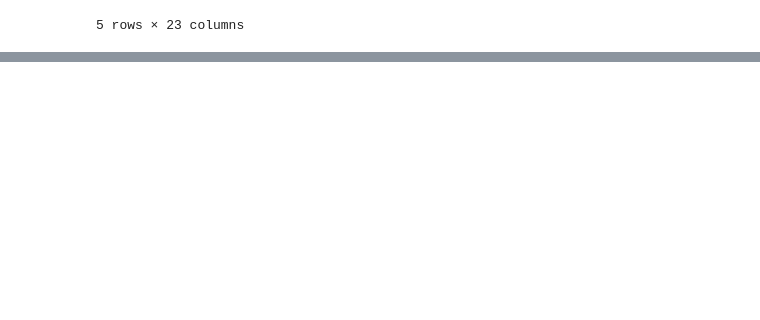
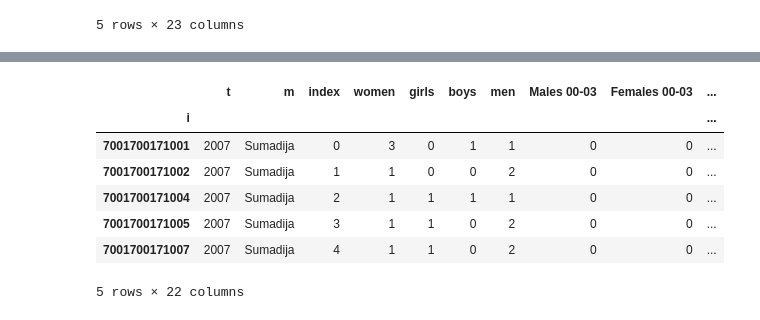
Before and after one commit to cloveshih07/EEP-Project-3---Team-Mary-Paley-Marshall, a Jupyter notebook: project-3-mainhub.ipynb, the cells around one changed output, grey strips where cells are left out. Cells and saved outputs as stored; diff of their text form; code cells hidden in the pictures; blank space fills up the shorter version.

```diff
--- a/project-3-mainhub.ipynb
+++ b/project-3-mainhub.ipynb
@@ -195,0 +219,12 @@ d.head()
+# %%
+d = d.set_index('i')
+d.head()
+# %% [output]
+|  | t | m | index | women | girls | boys | men | Males 00-03 | Females 00-03 | ... |
+| i |  |  |  |  |  |  |  |  |  | ... |
+| 7001700171001 | 2007 | Sumadija | 0 | 3 | 0 | 1 | 1 | 0 | 0 | ... |
+| 7001700171002 | 2007 | Sumadija | 1 | 1 | 0 | 0 | 2 | 0 | 0 | ... |
+| 7001700171004 | 2007 | Sumadija | 2 | 1 | 1 | 1 | 1 | 0 | 0 | ... |
+| 7001700171005 | 2007 | Sumadija | 3 | 1 | 1 | 0 | 2 | 0 | 0 | ... |
+| 7001700171007 | 2007 | Sumadija | 4 | 1 | 1 | 0 | 2 | 0 | 0 | ... |
+5 rows × 22 columns
```
Also changed, not shown: parts of 13 cells of this notebook.
